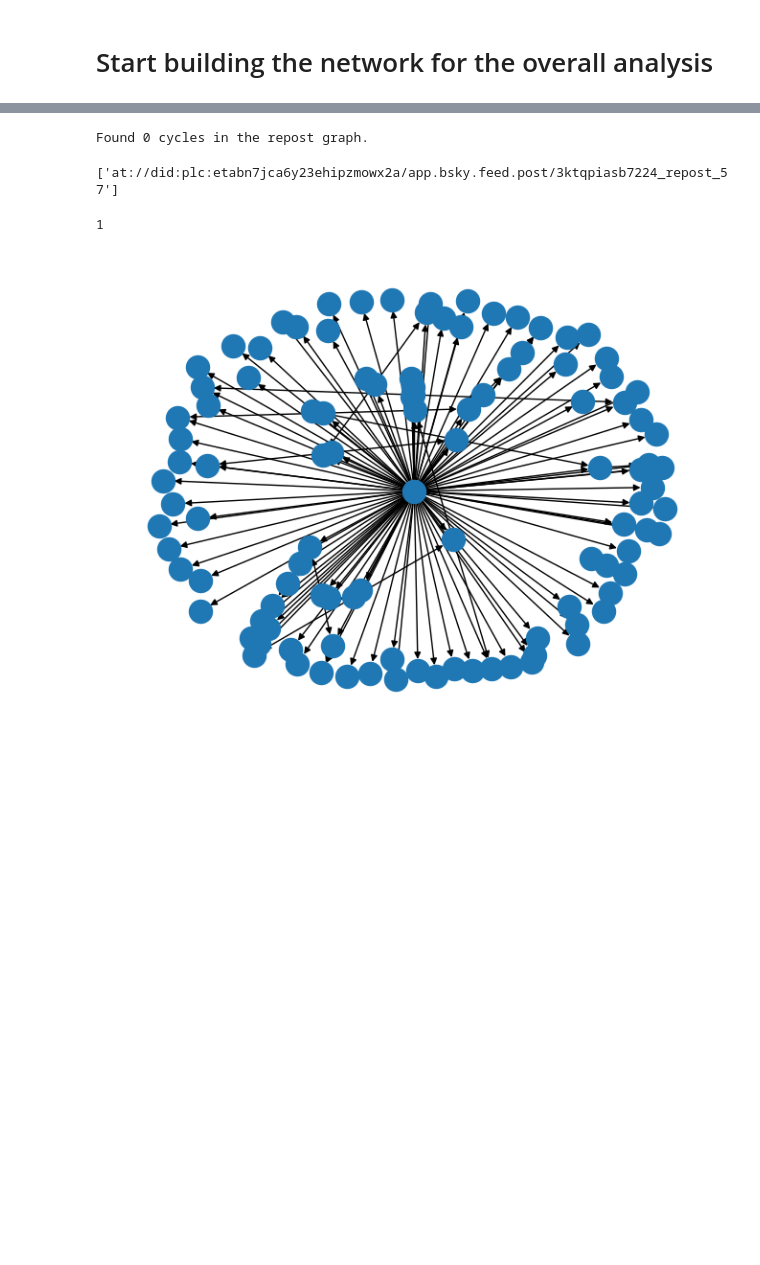
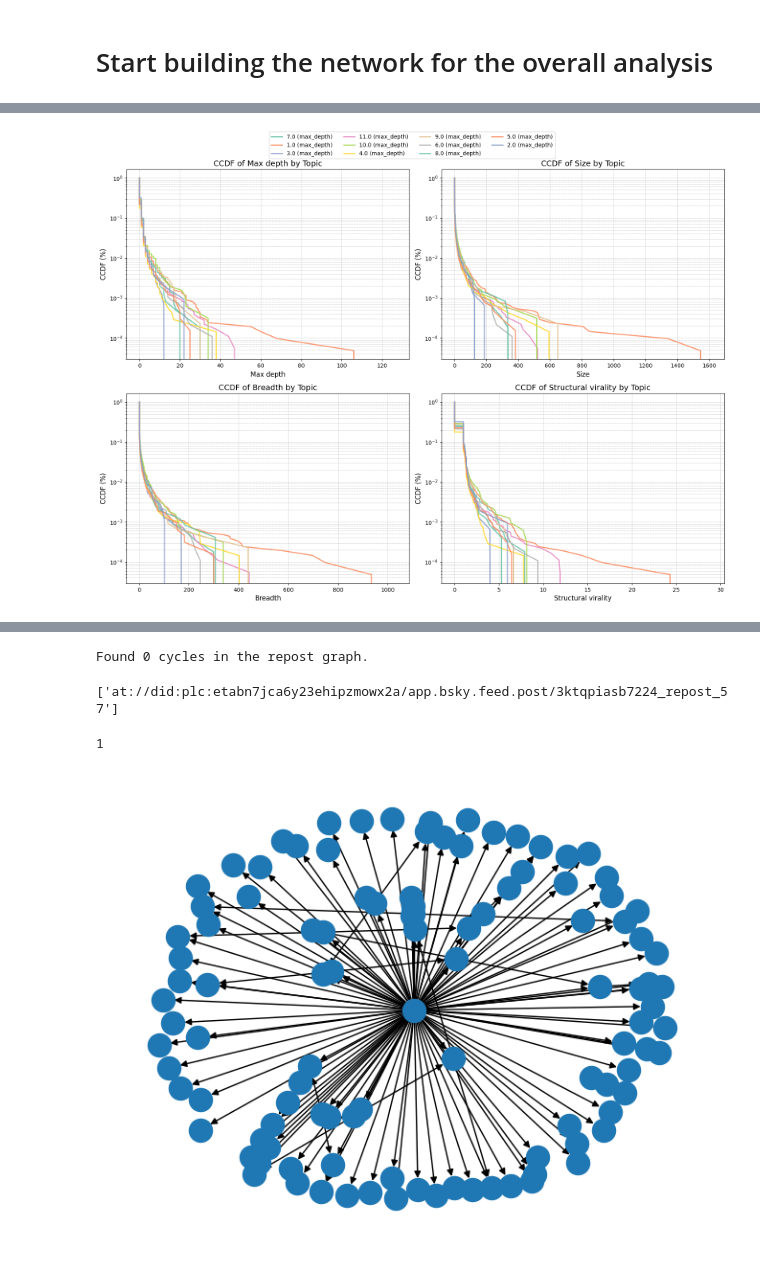
Before and after one commit to LiMaoUM/information-diffusion, a Jupyter notebook: src/analysis.ipynb, the cells around one changed output, grey strips where cells are left out. Saved outputs shown, nothing was run; the diff lists cells and outputs as text; code cells hidden in the pictures; blank space fills up the shorter version.

```diff
--- a/src/analysis.ipynb
+++ b/src/analysis.ipynb
@@ -368,0 +406,17 @@ reposts_graph.number_of_nodes()
+# %%
+import matplotlib.pyplot as plt
+import networkx as nx
+import pydot
+from networkx.drawing.nx_pydot import graphviz_layout
+
+
+
+for tree in nx.weakly_connected_components(combined_graph):
+    #calculate the depth of the tree
+    depths = nx.single_source_shortest_path_length(combined_graph, list(tree)[0])
+    if len(depths) > 5:
+        pos = graphviz_layout(combined_graph.subgraph(tree), prog="twopi")
+        #pos = nx.spring_layout(combined_graph.subgraph(tree), k=0.15, iterations=20)
+        nx.draw(combined_graph.subgraph(tree), with_labels=False, pos=pos)
+        #nx.draw_networkx_edge_labels(combined_graph.subgraph(tree), pos=pos)
+        break
@@ -368,0 +465,7 @@ reposts_graph.number_of_nodes()
+# %%
+#import the topic data
+bsky_topics = pd.read_csv("../data/bsky_df_id_topic.csv")
+# %%
+repost_stats.reset_index(inplace=True)
+# %%
+repost_original = repost_stats.merge(bsky_topics, left_on='index', right_on='id', how='right').drop(columns='id')
@@ -368,0 +493,4 @@ reposts_graph.number_of_nodes()
+# %%
+plot_tree_statistics_grouped(repost_original.dropna().loc[repost_original.dropna()['topic'] != -1, :])
+# %% [output]
+[figure, added]
```
Also changed, not shown: parts of 42 cells of this notebook, 2 other files.
